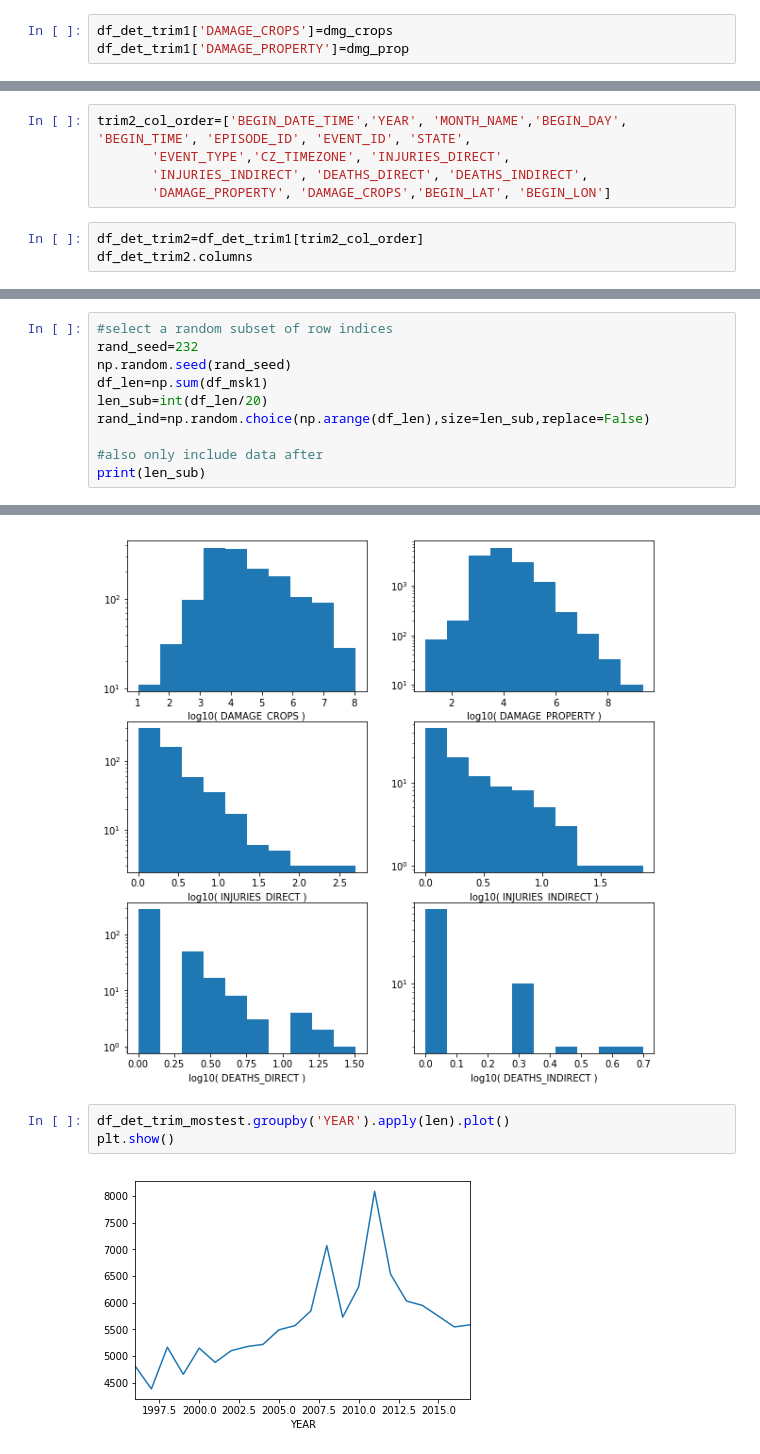
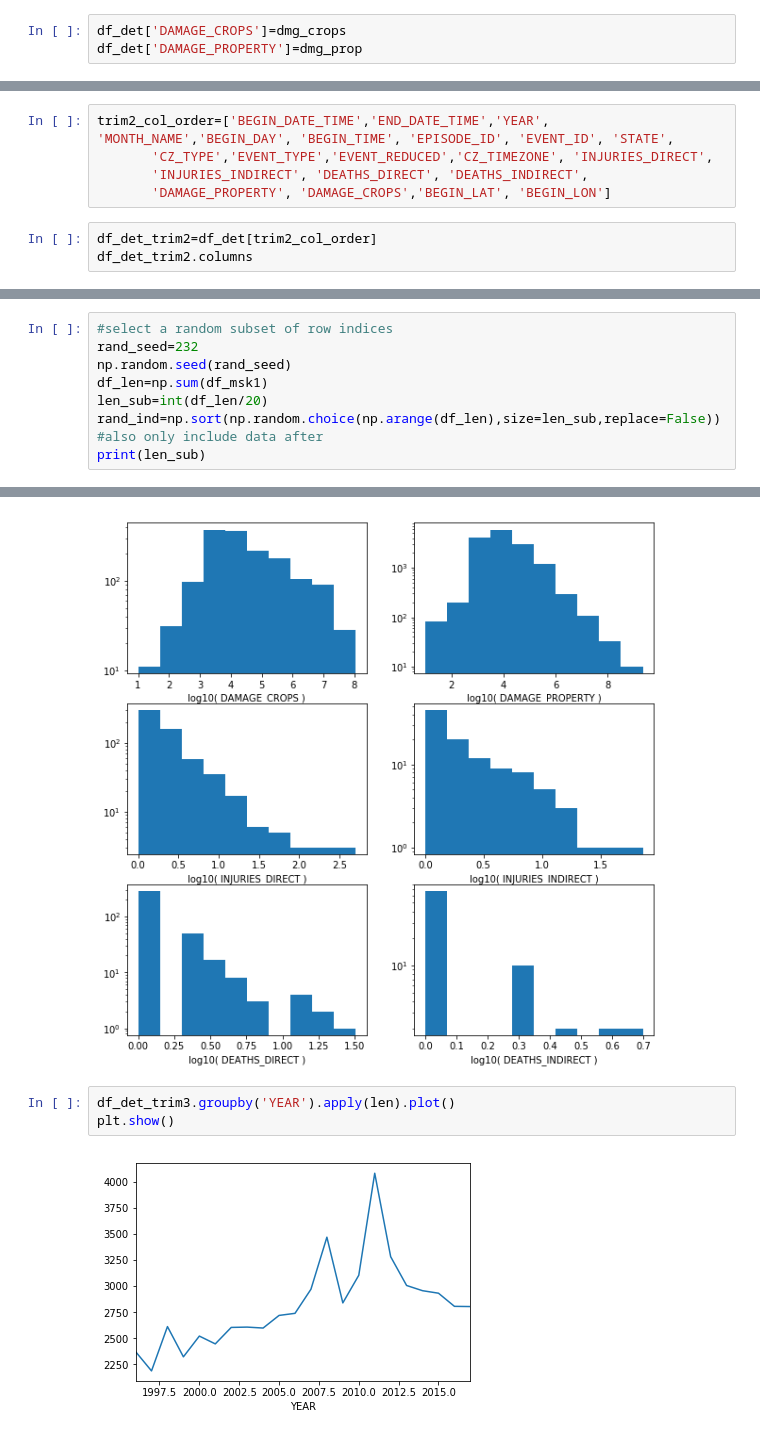
Before and after one commit to jmackrory/PDX_severe, a Jupyter notebook: clean_data.ipynb, the cells around one changed output, grey strips where cells are left out. Cells and saved outputs as stored; diff of their text form.

Commit message:
added reduced event type.  added end_date, and cz type.

```diff
--- a/clean_data.ipynb
+++ b/clean_data.ipynb
@@ -386,8 +384,8 @@ def change_postfix(ser):
 dmg_crops=change_postfix(df_det['DAMAGE_CROPS'])
 dmg_prop=change_postfix(df_det['DAMAGE_PROPERTY'])
 # %%
-df_det_trim1['DAMAGE_CROPS']=dmg_crops
-df_det_trim1['DAMAGE_PROPERTY']=dmg_prop
+df_det['DAMAGE_CROPS']=dmg_crops
+df_det['DAMAGE_PROPERTY']=dmg_prop
 # %% [markdown]
 ## Plotting Histograms of Damage, Injuries and Deaths
 
@@ -431,11 +543,11 @@ Let's try to reduce that file even further.  (Those gains were fairly modest fro
 
 The goal is a small data file that everyone can play with.  Dropping narratives will save the most space, and we lose some complexity by losing tornado/flood/magnitude data.  Also lose county information, and sourcing.
 # %%
-trim2_col_order=['BEGIN_DATE_TIME','YEAR', 'MONTH_NAME','BEGIN_DAY', 'BEGIN_TIME', 'EPISODE_ID', 'EVENT_ID', 'STATE',
-       'EVENT_TYPE','CZ_TIMEZONE', 'INJURIES_DIRECT',
+trim2_col_order=['BEGIN_DATE_TIME','END_DATE_TIME','YEAR', 'MONTH_NAME','BEGIN_DAY', 'BEGIN_TIME', 'EPISODE_ID', 'EVENT_ID', 'STATE',
+       'CZ_TYPE','EVENT_TYPE','EVENT_REDUCED','CZ_TIMEZONE', 'INJURIES_DIRECT',
        'INJURIES_INDIRECT', 'DEATHS_DIRECT', 'DEATHS_INDIRECT',
        'DAMAGE_PROPERTY', 'DAMAGE_CROPS','BEGIN_LAT', 'BEGIN_LON']
 # %%
-df_det_trim2=df_det_trim1[trim2_col_order]
+df_det_trim2=df_det[trim2_col_order]
 df_det_trim2.columns
 # %% [output]
@@ -481,8 +604,7 @@ rand_seed=232
 np.random.seed(rand_seed)
 df_len=np.sum(df_msk1)
 len_sub=int(df_len/20)
-rand_ind=np.random.choice(np.arange(df_len),size=len_sub,replace=False)
-
+rand_ind=np.sort(np.random.choice(np.arange(df_len),size=len_sub,replace=False))
 #also only include data after
 print(len_sub)
 # %% [output]
@@ -513,7 +656,7 @@ plot_log_log_histograms(df_det_trim3,name_list)
 # %% [output]
 [figure]
 # %%
-df_det_trim_mostest.groupby('YEAR').apply(len).plot()
+df_det_trim3.groupby('YEAR').apply(len).plot()
 plt.show()
 # %% [output]
-[figure, old version]
+[figure, new version]
```
Also changed, not shown: parts of 19 cells of this notebook, 2 other files.
